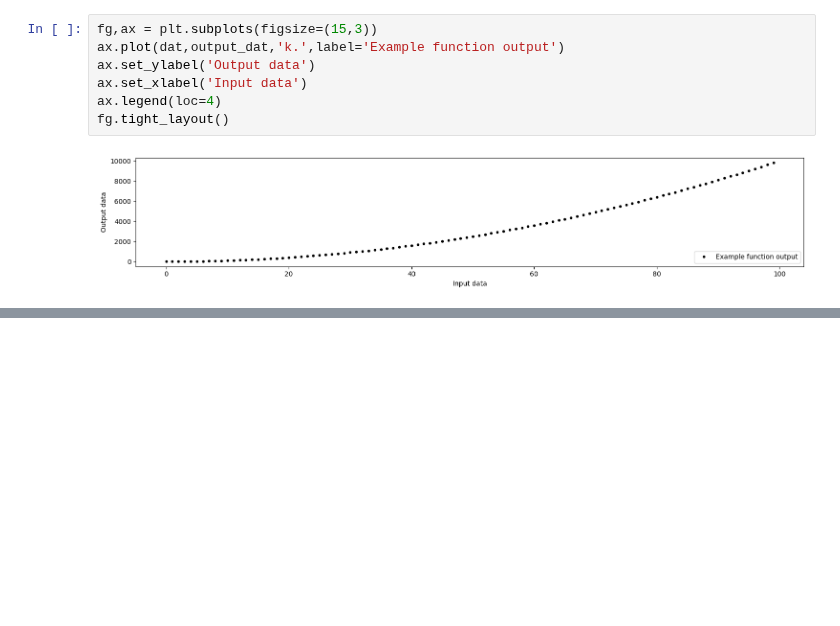
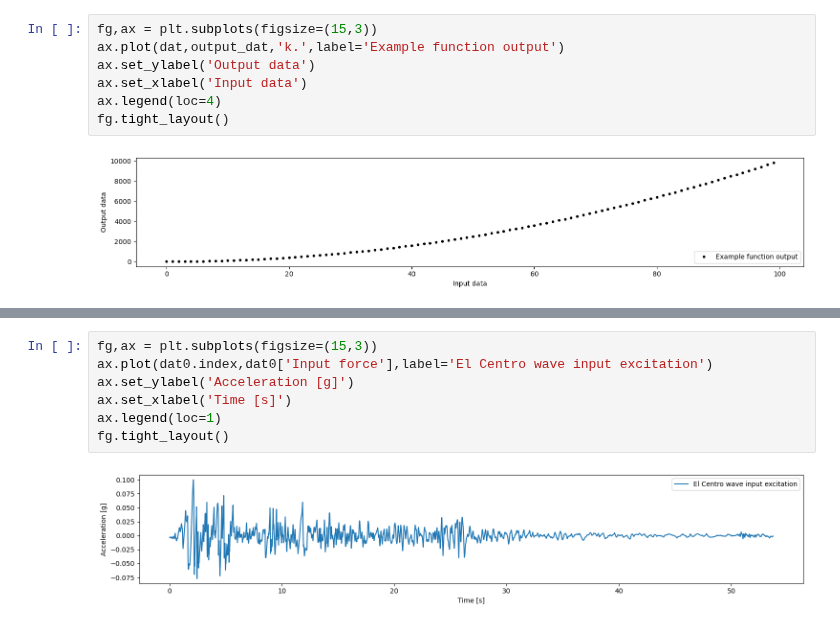
Before and after one commit to zwynne/EDACAB, a Jupyter notebook: DeepNote_Python3_templates/EDACAB_Python_Shaker_table_notebook_template.ipynb, the cells around one changed output, grey strips where cells are left out. Saved outputs shown, nothing was run; the diff lists cells and outputs as text; blank space fills up the shorter version.

```diff
--- a/DeepNote_Python3_templates/EDACAB_Python_Shaker_table_notebook_template.ipynb
+++ b/DeepNote_Python3_templates/EDACAB_Python_Shaker_table_notebook_template.ipynb
@@ -156,0 +202,9 @@ fg.tight_layout()
+# %%
+fg,ax = plt.subplots(figsize=(15,3))
+ax.plot(dat0.index,dat0['Input force'],label='El Centro wave input excitation')
+ax.set_ylabel('Acceleration [g]')
+ax.set_xlabel('Time [s]')
+ax.legend(loc=1)
+fg.tight_layout()
+# %% [output]
+[figure, added]
```
Also changed, not shown: parts of 21 cells of this notebook.
